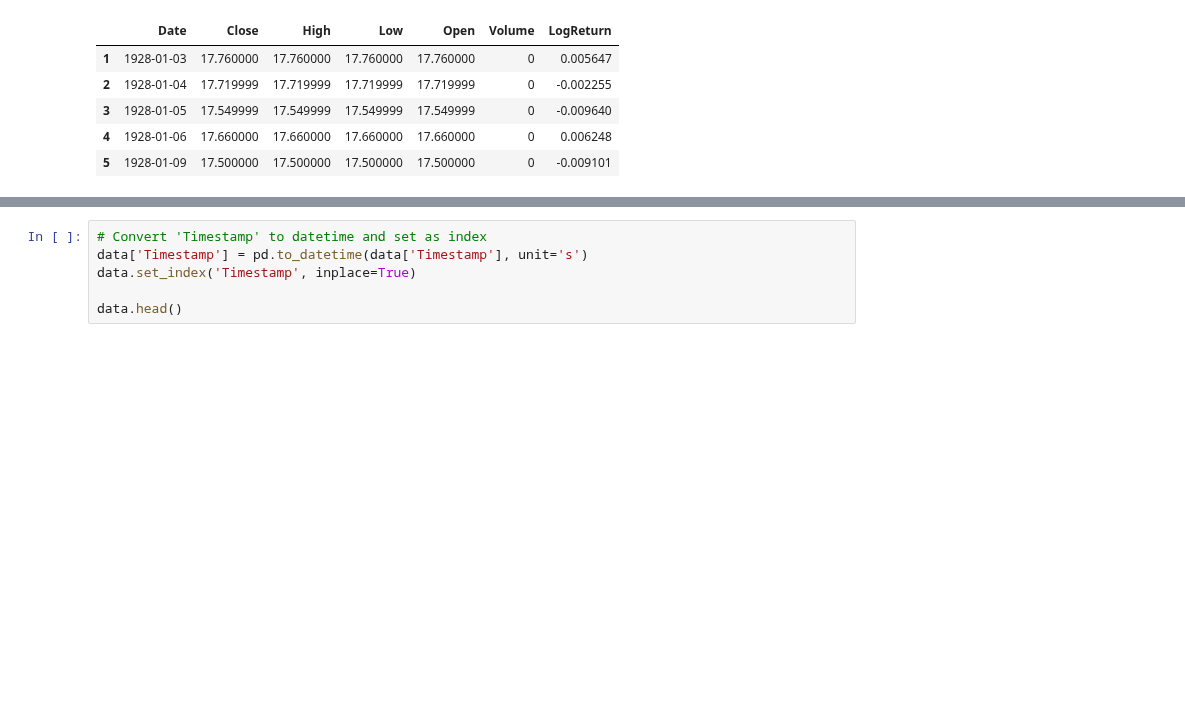
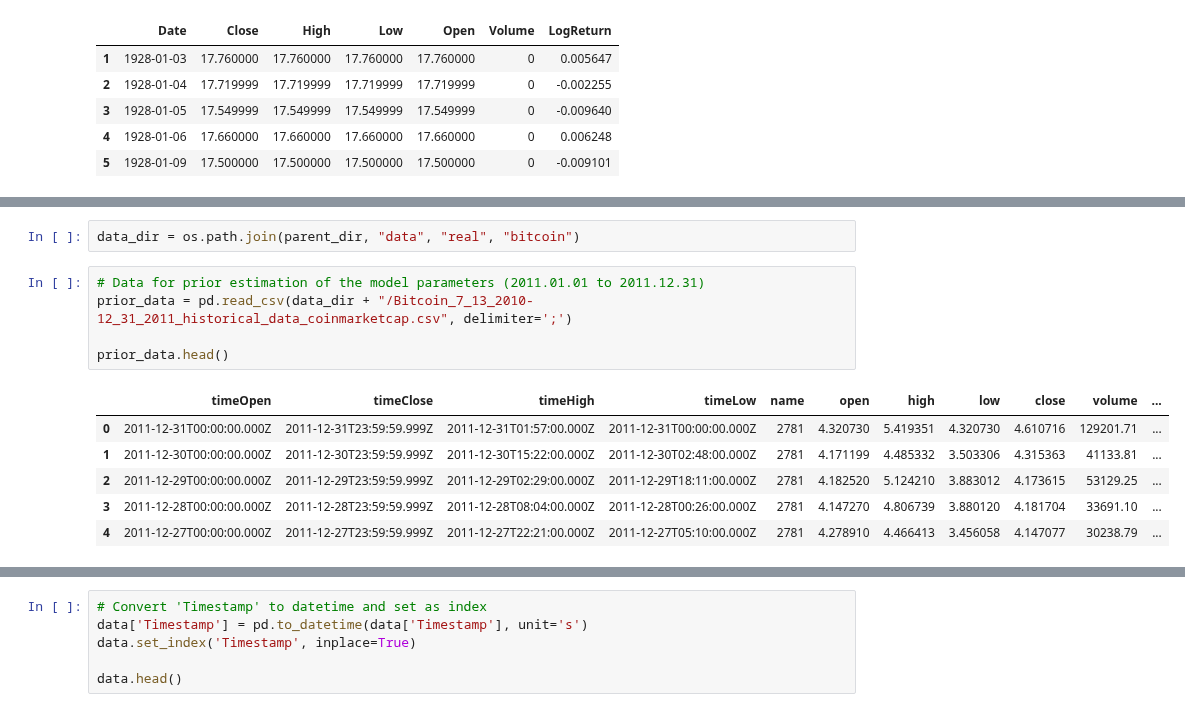
Before and after one commit to vitolev/mssv-smc, a Jupyter notebook: notebooks/01_exploration.ipynb, the cells around one changed output, grey strips where cells are left out. Saved outputs shown, nothing was run; the diff lists cells and outputs as text; blank space fills up the shorter version.

```diff
--- a/notebooks/01_exploration.ipynb
+++ b/notebooks/01_exploration.ipynb
@@ -85,0 +107,14 @@ Testing the distribution of returns for a given financial asset to see if it rea
+# %%
+data_dir = os.path.join(parent_dir, "data", "real", "bitcoin")
+# %%
+# Data for prior estimation of the model parameters (2011.01.01 to 2011.12.31)
+prior_data = pd.read_csv(data_dir + "/Bitcoin_7_13_2010-12_31_2011_historical_data_coinmarketcap.csv", delimiter=';')
+
+prior_data.head()
+# %% [output]
+|  | timeOpen | timeClose | timeHigh | timeLow | name | open | high | low | close | volume | ... |
+| 0 | 2011-12-31T00:00:00.000Z | 2011-12-31T23:59:59.999Z | 2011-12-31T01:57:00.000Z | 2011-12-31T00:00:00.000Z | 2781 | 4.320730 | 5.419351 | 4.320730 | 4.610716 | 129201.71 | ... |
+| 1 | 2011-12-30T00:00:00.000Z | 2011-12-30T23:59:59.999Z | 2011-12-30T15:22:00.000Z | 2011-12-30T02:48:00.000Z | 2781 | 4.171199 | 4.485332 | 3.503306 | 4.315363 | 41133.81 | ... |
+| 2 | 2011-12-29T00:00:00.000Z | 2011-12-29T23:59:59.999Z | 2011-12-29T02:29:00.000Z | 2011-12-29T18:11:00.000Z | 2781 | 4.182520 | 5.124210 | 3.883012 | 4.173615 | 53129.25 | ... |
+| 3 | 2011-12-28T00:00:00.000Z | 2011-12-28T23:59:59.999Z | 2011-12-28T08:04:00.000Z | 2011-12-28T00:26:00.000Z | 2781 | 4.147270 | 4.806739 | 3.880120 | 4.181704 | 33691.10 | ... |
+| 4 | 2011-12-27T00:00:00.000Z | 2011-12-27T23:59:59.999Z | 2011-12-27T22:21:00.000Z | 2011-12-27T05:10:00.000Z | 2781 | 4.278910 | 4.466413 | 3.456058 | 4.147077 | 30238.79 | ... |
```
Also changed, not shown: parts of 21 cells of this notebook, 52 other files.
